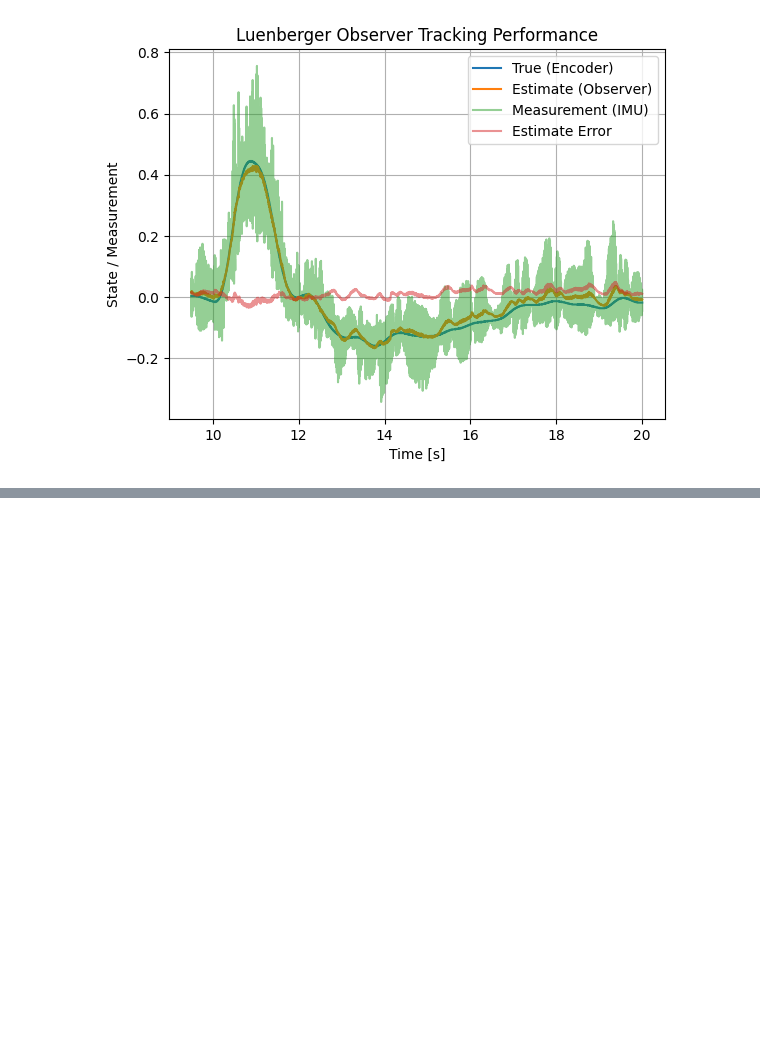
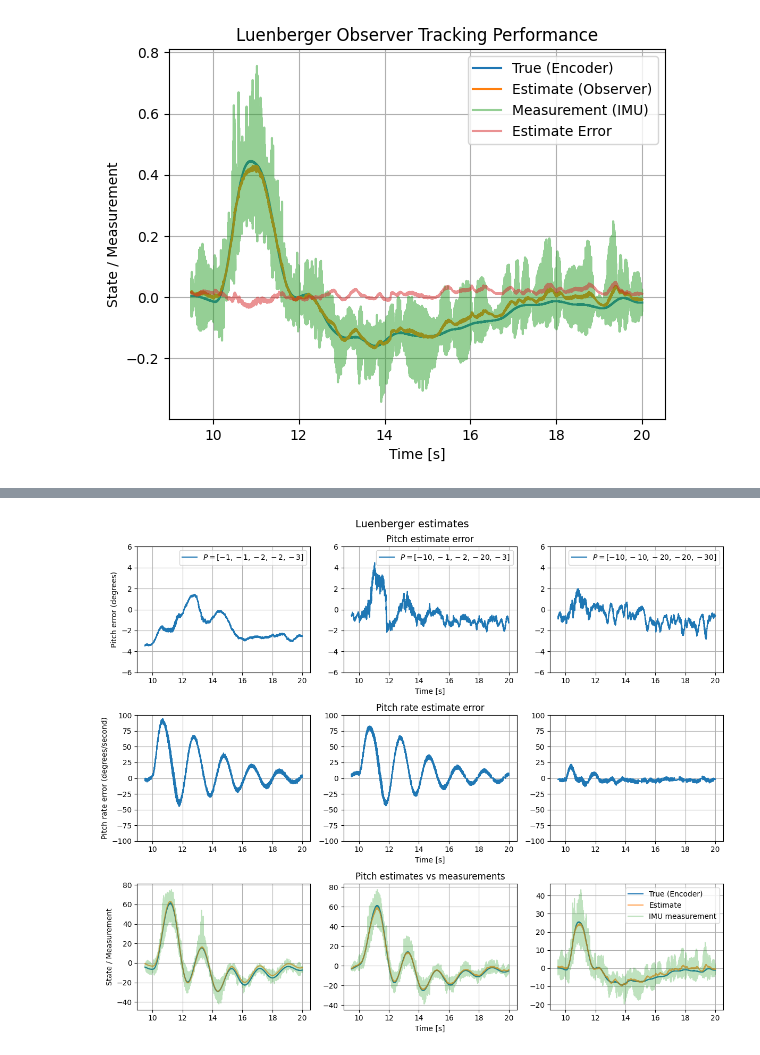
Before and after one commit to EndreAa/linsys, a Jupyter notebook: 3.ipynb, the cells around one changed output, grey strips where cells are left out. Saved outputs shown, nothing was run; the diff lists cells and outputs as text; code cells hidden in the pictures; blank space fills up the shorter version.

```diff
--- a/3.ipynb
+++ b/3.ipynb
@@ -231,0 +113,93 @@ plt.show()
+# %%
+rtd = 180 / np.pi
+
+fig, ((ax1, ax2, ax3), (bx1, bx2, bx3), (cx1, cx2, cx3)) = plt.subplots(
+    3, 3, figsize=(12, 10)
+)
+
+ax1.plot(
+    data_9["time"],
+    (data_9["pitch"] - data_9["est_pitch"]) * rtd,
+    label=r"$P = [-1, -1, -2, -2, -3]$",
+)
+ax1.set_ylabel("Pitch error (degrees)")
+ax1.set_ylim([-6, 6])
+ax1.legend()
+ax1.grid(True)
+
+ax2.plot(
+    data_11["time"],
+    (data_11["pitch"] - data_11["est_pitch"]) * rtd,
+    label=r"$P = [-10, -1, -2, -20, -3]$",
+)
+ax2.set_xlabel("Time [s]")
+ax2.set_title("Pitch estimate error")
+ax2.set_ylim([-6, 6])
+ax2.legend()
+ax2.grid(True)
+
+ax3.plot(
+    data_12["time"],
+    (data_12["pitch"] - data_12["est_pitch"]) * rtd,
+    label=r"$P = [-10, -10, -20, -20, -30]$",
+)
+ax3.set_ylim([-6, 6])
+ax3.legend()
+ax3.grid(True)
+
+bx1.plot(
+    data_9["time"],
+    (data_9["pitch_rate"] - data_9["est_pitch_rate"]) * rtd,
+    label=r"$Q = 10^{-2}$",
+)
+bx1.set_ylabel("Pitch rate error (degrees/second)")
+bx1.set_ylim([-100, 100])
+bx1.grid(True)
+
+bx2.plot(
+    data_11["time"],
+    (data_11["pitch_rate"] - data_11["est_pitch_rate"]) * rtd,
+    label=r"$Q = 10^{-4}$",
+)
+bx2.set_xlabel("Time [s]")
+bx2.set_title("Pitch rate estimate error")
+bx2.set_ylim([-100, 100])
+bx2.grid(True)
+
+bx3.plot(
+    data_12["time"],
+    (data_12["pitch_rate"] - data_12["est_pitch_rate"]) * rtd,
+    label=r"$Q = 10^{-6}$",
+)
+bx3.set_ylim([-100, 100])
+bx3.grid(True)
+
+
+cx1.plot(data_9["time"], data_9["pitch"] * rtd, label="True (Encoder)")
+cx1.plot(data_9["time"], data_9["est_pitch"] * rtd, label="Estimate", alpha=0.7)
+cx1.plot(data_9["time"], data_9["imu_pitch"] * rtd, label="IMU measurement", alpha=0.3)
+cx1.set_ylabel("State / Measurement")
+cx1.grid(True)
+
+cx2.plot(data_11["time"], data_11["pitch"] * rtd, label="True (Encoder)")
+cx2.plot(data_11["time"], data_11["est_pitch"] * rtd, label="Estimate", alpha=0.7)
+cx2.plot(
+    data_11["time"], data_11["imu_pitch"] * rtd, label="IMU measurement", alpha=0.3
+)
+cx2.set_xlabel("Time [s]")
+cx2.grid(True)
+cx2.set_title("Pitch estimates vs measurements")
+
+cx3.plot(data_12["time"], data_12["pitch"] * rtd, label="True (Encoder)")
+cx3.plot(data_12["time"], data_12["est_pitch"] * rtd, label="Estimate", alpha=0.7)
+cx3.plot(
+    data_12["time"], data_12["imu_pitch"] * rtd, label="IMU measurement", alpha=0.3
+)
+cx3.grid(True)
+cx3.legend()
+
+plt.suptitle("Luenberger estimates", fontsize=14)
+plt.tight_layout()
+plt.show()
+# %% [output]
+[figure, added]
```
Also changed, not shown: parts of 3 cells of this notebook, 2 other files.
